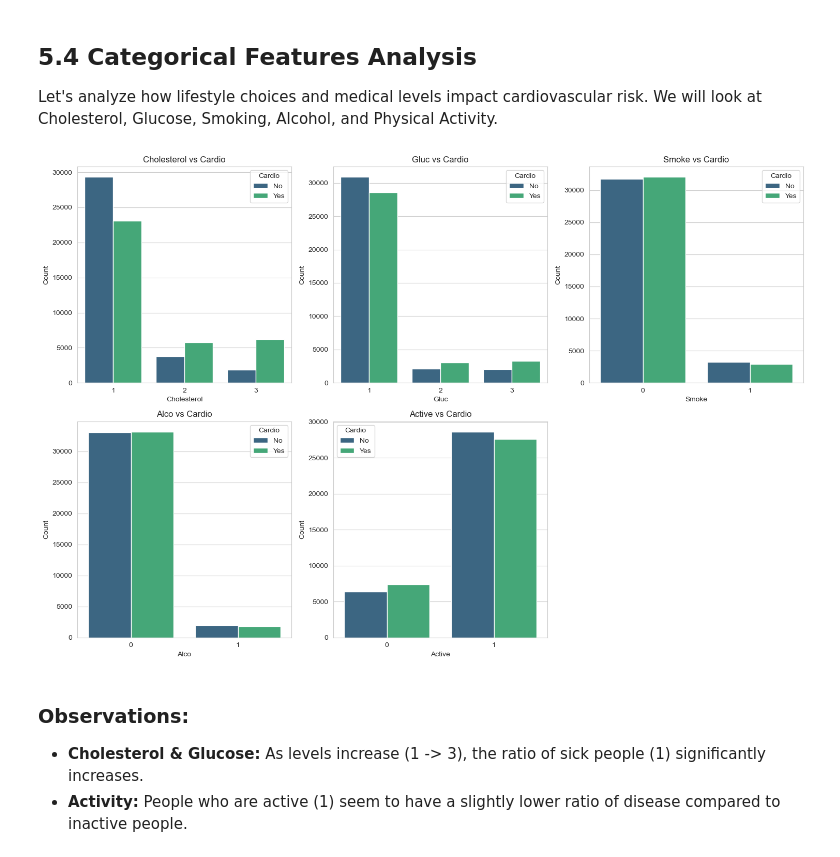
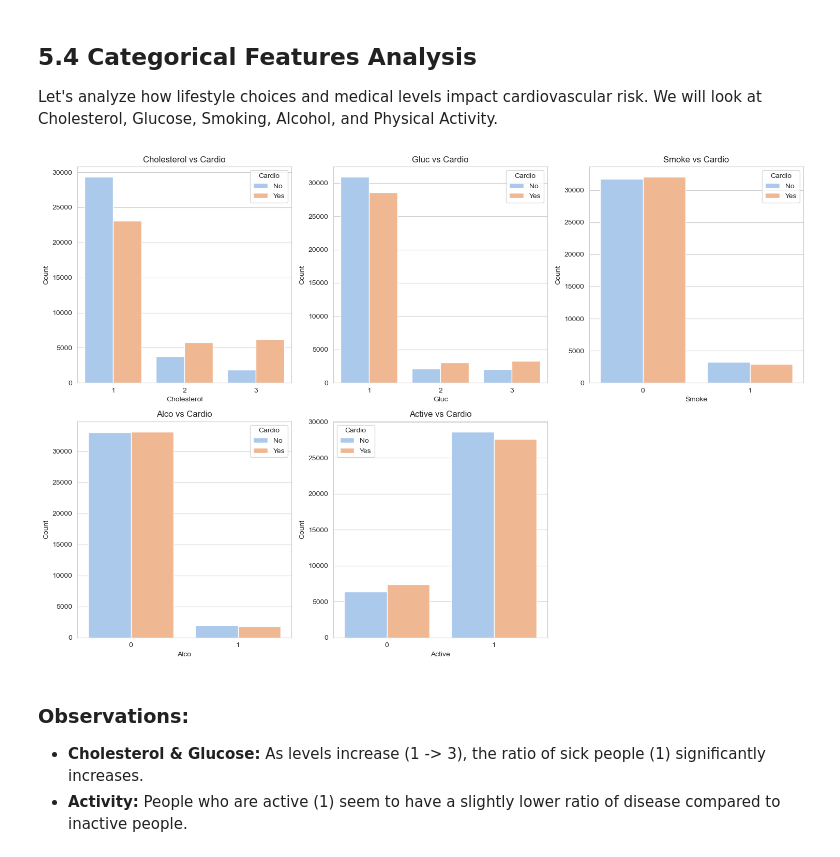
Before and after one commit to Yash-Kakadiya/cardio-sense, a Jupyter notebook: notebooks/01_exploration.ipynb, the cells around one changed output. Drawn from its saved outputs; the diff is of its cells as text; code cells hidden in the pictures.

```diff
--- a/notebooks/01_exploration.ipynb
+++ b/notebooks/01_exploration.ipynb
@@ -268,22 +265,22 @@ Let's analyze how lifestyle choices and medical levels impact cardiovascular ris
 We will look at Cholesterol, Glucose, Smoking, Alcohol, and Physical Activity.
 # %%
 # Select categorical features
-categorical_features = ['cholesterol', 'gluc', 'smoke', 'alco', 'active']
+categorical_features = ["cholesterol", "gluc", "smoke", "alco", "active"]
 
 plt.figure(figsize=(15, 10))
 
 for i, feature in enumerate(categorical_features):
     plt.subplot(2, 3, i + 1)
-    sns.countplot(x=feature, hue='cardio', data=df, palette='viridis')
-    plt.title(f'{feature.capitalize()} vs Cardio', fontsize=12)
+    sns.countplot(x=feature, hue="cardio", data=df, palette="pastel")
+    plt.title(f"{feature.capitalize()} vs Cardio", fontsize=12)
     plt.xlabel(feature.capitalize())
-    plt.ylabel('Count')
-    plt.legend(title='Cardio', labels=['No', 'Yes'])
+    plt.ylabel("Count")
+    plt.legend(title="Cardio", labels=["No", "Yes"])
 
 plt.tight_layout()
 plt.show()
 # %% [output]
-[figure, old version]
+[figure, new version]
 # %% [markdown]
 ### Observations:
 * **Cholesterol & Glucose:** As levels increase (1 -> 3), the ratio of sick people (1) significantly increases.
```
Also changed, not shown: parts of 11 cells of this notebook.
